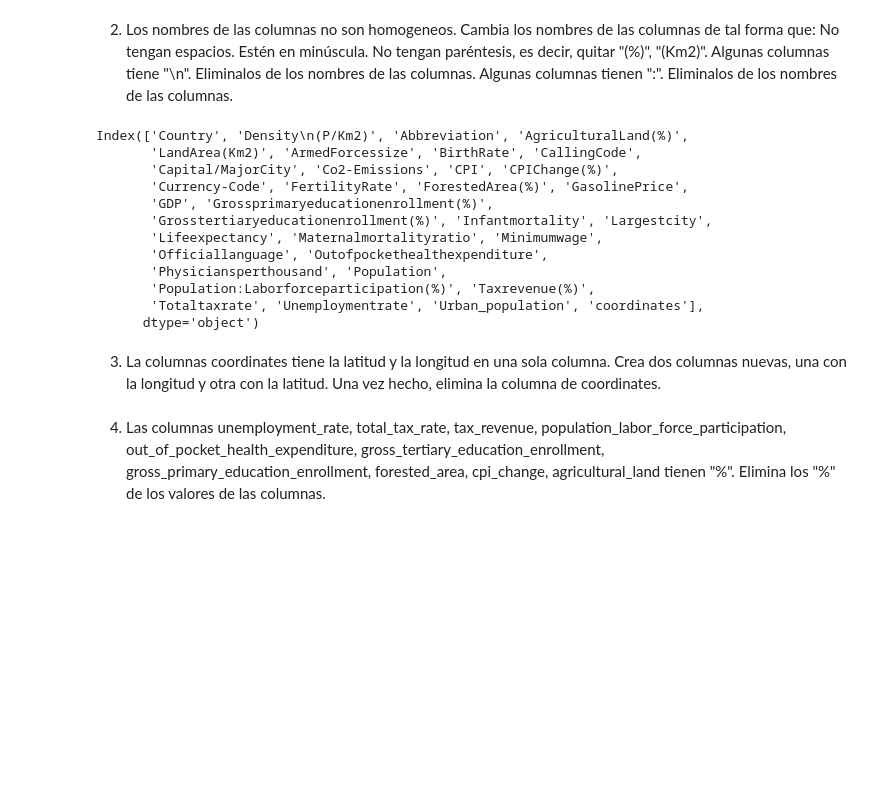
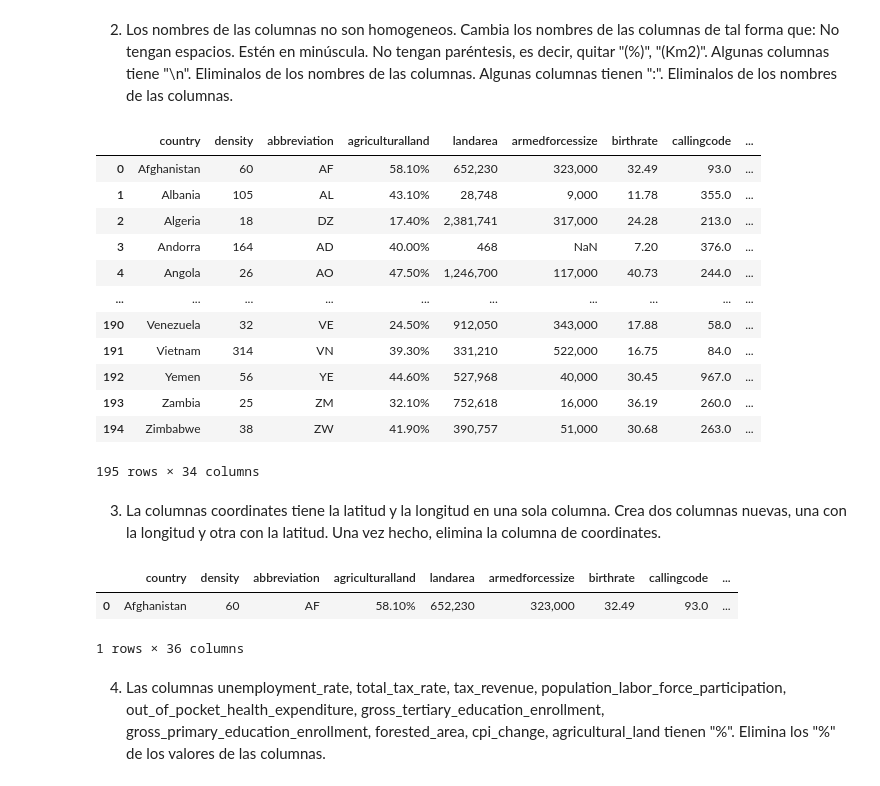
Before and after one commit to Adalab/da-promoF-modulo3-sprint1-pairprogramming-Carla_AnaS, a Jupyter notebook: Pair_Union.ipynb, the cells around one changed output. Saved outputs shown, nothing was run; the diff lists cells and outputs as text; code cells hidden in the pictures; blank space fills up the shorter version.

```diff
--- a/Pair_Union.ipynb
+++ b/Pair_Union.ipynb
@@ -113,21 +125,41 @@ dta
-# %%
-columnas = data_final.columns
-columnas.str.replace(" ", "")
-# %% [output]
-Index(['Country', 'Density\n(P/Km2)', 'Abbreviation', 'AgriculturalLand(%)',
-       'LandArea(Km2)', 'ArmedForcessize', 'BirthRate', 'CallingCode',
-       'Capital/MajorCity', 'Co2-Emissions', 'CPI', 'CPIChange(%)',
-       'Currency-Code', 'FertilityRate', 'ForestedArea(%)', 'GasolinePrice',
-       'GDP', 'Grossprimaryeducationenrollment(%)',
-       'Grosstertiaryeducationenrollment(%)', 'Infantmortality', 'Largestcity',
-       'Lifeexpectancy', 'Maternalmortalityratio', 'Minimumwage',
-       'Officiallanguage', 'Outofpockethealthexpenditure',
-       'Physiciansperthousand', 'Population',
-       'Population:Laborforceparticipation(%)', 'Taxrevenue(%)',
-       'Totaltaxrate', 'Unemploymentrate', 'Urban_population', 'coordinates'],
-      dtype='object')
+# %%
+columnas = data_final.columns
+columnas
+
+columnas_final = (
+        columnas.str.lower()
+        .str.replace(" ", "")
+        .str.replace("\([^)]*\)", "", regex=True)
+        .str.replace("\n", "")
+        .str.replace(":", "")
+)
+columnas
+
+data_final.columns = columnas_final
+data_final
+# %% [output]
+|  | country | density | abbreviation | agriculturalland | landarea | armedforcessize | birthrate | callingcode | ... |
+| 0 | Afghanistan | 60 | AF | 58.10% | 652,230 | 323,000 | 32.49 | 93.0 | ... |
+| 1 | Albania | 105 | AL | 43.10% | 28,748 | 9,000 | 11.78 | 355.0 | ... |
+| 2 | Algeria | 18 | DZ | 17.40% | 2,381,741 | 317,000 | 24.28 | 213.0 | ... |
+| 3 | Andorra | 164 | AD | 40.00% | 468 | NaN | 7.20 | 376.0 | ... |
+| 4 | Angola | 26 | AO | 47.50% | 1,246,700 | 117,000 | 40.73 | 244.0 | ... |
+| ... | ... | ... | ... | ... | ... | ... | ... | ... | ... |
+| 190 | Venezuela | 32 | VE | 24.50% | 912,050 | 343,000 | 17.88 | 58.0 | ... |
+| 191 | Vietnam | 314 | VN | 39.30% | 331,210 | 522,000 | 16.75 | 84.0 | ... |
+| 192 | Yemen | 56 | YE | 44.60% | 527,968 | 40,000 | 30.45 | 967.0 | ... |
+| 193 | Zambia | 25 | ZM | 32.10% | 752,618 | 16,000 | 36.19 | 260.0 | ... |
+| 194 | Zimbabwe | 38 | ZW | 41.90% | 390,757 | 51,000 | 30.68 | 263.0 | ... |
+195 rows × 34 columns
 # %% [markdown]
 3. La columnas coordinates tiene la latitud y la longitud en una sola columna.
 Crea dos columnas nuevas, una con la longitud y otra con la latitud. Una vez hecho, elimina la columna de coordinates.
+# %%
+data_final[['latitude', 'longitude']] = data_final['coordinates'].str.split(',', expand=True)
+data_final.head(1)
+# %% [output]
+|  | country | density | abbreviation | agriculturalland | landarea | armedforcessize | birthrate | callingcode | ... |
+| 0 | Afghanistan | 60 | AF | 58.10% | 652,230 | 323,000 | 32.49 | 93.0 | ... |
+1 rows × 36 columns
 # %% [markdown]
 4. Las columnas unemployment_rate, total_tax_rate, tax_revenue, population_labor_force_participation, out_of_pocket_health_expenditure, gross_tertiary_education_enrollment, gross_primary_education_enrollment, forested_area, cpi_change, agricultural_land tienen "%". Elimina los "%" de los valores de las columnas.
```
Also changed, not shown: parts of 15 cells of this notebook.
